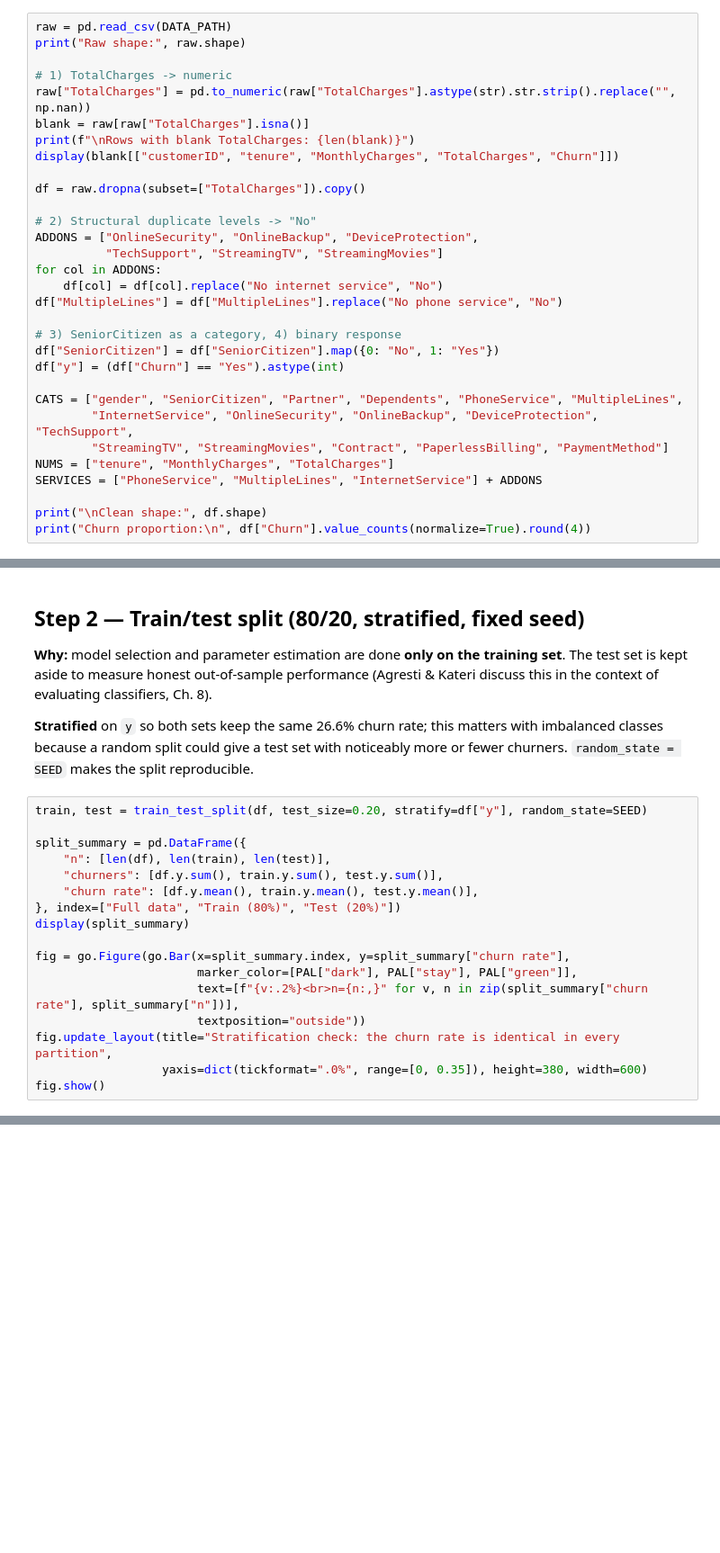
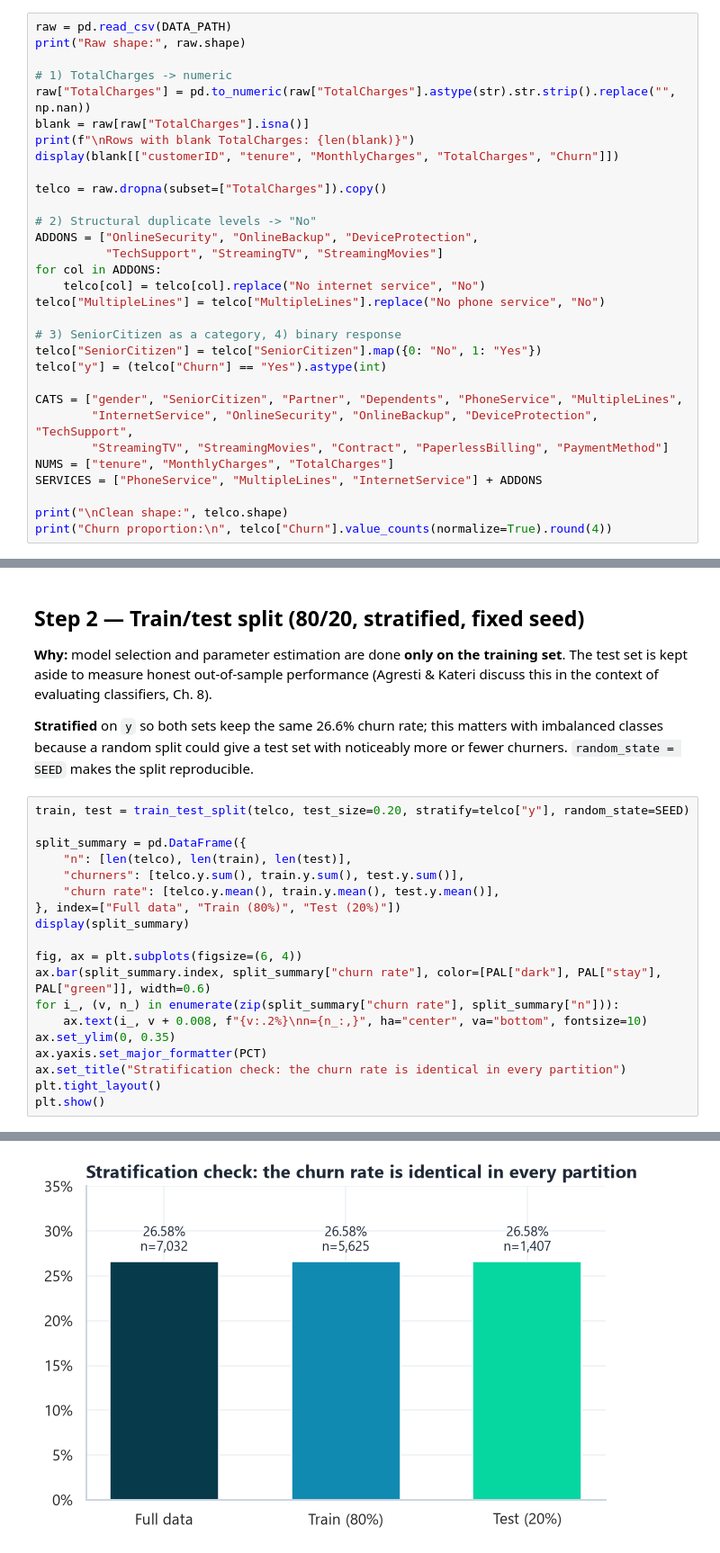
Before and after one commit to r3mo-usd/AAI-500-02-final-project-Sahana-Javier, a Jupyter notebook: src/model/Telco_Churn_PartB_Model_Selection.ipynb, the cells around one changed output, grey strips where cells are left out. Shown at 90% size. Saved outputs shown, nothing was run; the diff lists cells and outputs as text; blank space fills up the shorter version.

```diff
--- a/src/model/Telco_Churn_PartB_Model_Selection.ipynb
+++ b/src/model/Telco_Churn_PartB_Model_Selection.ipynb
@@ -131,18 +150,18 @@ blank = raw[raw["TotalCharges"].isna()]
 print(f"\nRows with blank TotalCharges: {len(blank)}")
 display(blank[["customerID", "tenure", "MonthlyCharges", "TotalCharges", "Churn"]])
 
-df = raw.dropna(subset=["TotalCharges"]).copy()
+telco = raw.dropna(subset=["TotalCharges"]).copy()
 
 # 2) Structural duplicate levels -> "No"
 ADDONS = ["OnlineSecurity", "OnlineBackup", "DeviceProtection",
           "TechSupport", "StreamingTV", "StreamingMovies"]
 for col in ADDONS:
-    df[col] = df[col].replace("No internet service", "No")
-df["MultipleLines"] = df["MultipleLines"].replace("No phone service", "No")
+    telco[col] = telco[col].replace("No internet service", "No")
+telco["MultipleLines"] = telco["MultipleLines"].replace("No phone service", "No")
 
 # 3) SeniorCitizen as a category, 4) binary response
-df["SeniorCitizen"] = df["SeniorCitizen"].map({0: "No", 1: "Yes"})
-df["y"] = (df["Churn"] == "Yes").astype(int)
+telco["SeniorCitizen"] = telco["SeniorCitizen"].map({0: "No", 1: "Yes"})
+telco["y"] = (telco["Churn"] == "Yes").astype(int)
 
 CATS = ["gender", "SeniorCitizen", "Partner", "Dependents", "PhoneService", "MultipleLines",
         "InternetService", "OnlineSecurity", "OnlineBackup", "DeviceProtection", "TechSupport",
@@ -150,8 +169,8 @@ CATS = ["gender", "SeniorCitizen", "Partner", "Dependents", "PhoneService", "Mul
 NUMS = ["tenure", "MonthlyCharges", "TotalCharges"]
 SERVICES = ["PhoneService", "MultipleLines", "InternetService"] + ADDONS
 
-print("\nClean shape:", df.shape)
-print("Churn proportion:\n", df["Churn"].value_counts(normalize=True).round(4))
+print("\nClean shape:", telco.shape)
+print("Churn proportion:\n", telco["Churn"].value_counts(normalize=True).round(4))
 # %% [output]
 Raw shape: (7043, 21)
 
@@ -274,27 +241,30 @@ fig.show()
 
 **Stratified** on `y` so both sets keep the same 26.6% churn rate; this matters with imbalanced classes because a random split could give a test set with noticeably more or fewer churners. `random_state = SEED` makes the split reproducible.
 # %%
-train, test = train_test_split(df, test_size=0.20, stratify=df["y"], random_state=SEED)
+train, test = train_test_split(telco, test_size=0.20, stratify=telco["y"], random_state=SEED)
 
 split_summary = pd.DataFrame({
-    "n": [len(df), len(train), len(test)],
-    "churners": [df.y.sum(), train.y.sum(), test.y.sum()],
-    "churn rate": [df.y.mean(), train.y.mean(), test.y.mean()],
+    "n": [len(telco), len(train), len(test)],
+    "churners": [telco.y.sum(), train.y.sum(), test.y.sum()],
+    "churn rate": [telco.y.mean(), train.y.mean(), test.y.mean()],
 }, index=["Full data", "Train (80%)", "Test (20%)"])
 display(split_summary)
 
-fig = go.Figure(go.Bar(x=split_summary.index, y=split_summary["churn rate"],
-                       marker_color=[PAL["dark"], PAL["stay"], PAL["green"]],
-                       text=[f"{v:.2%}<br>n={n:,}" for v, n in zip(split_summary["churn rate"], split_summary["n"])],
-                       textposition="outside"))
-fig.update_layout(title="Stratification check: the churn rate is identical in every partition",
-                  yaxis=dict(tickformat=".0%", range=[0, 0.35]), height=380, width=600)
-fig.show()
+fig, ax = plt.subplots(figsize=(6, 4))
+ax.bar(split_summary.index, split_summary["churn rate"], color=[PAL["dark"], PAL["stay"], PAL["green"]], width=0.6)
+for i_, (v, n_) in enumerate(zip(split_summary["churn rate"], split_summary["n"])):
+    ax.text(i_, v + 0.008, f"{v:.2%}\nn={n_:,}", ha="center", va="bottom", fontsize=10)
+ax.set_ylim(0, 0.35)
+ax.yaxis.set_major_formatter(PCT)
+ax.set_title("Stratification check: the churn rate is identical in every partition")
+plt.tight_layout()
+plt.show()
 # %% [output]
 |  | n | churners | churn rate |
 | Full data | 7032 | 1869 | 0.2658 |
 | Train (80%) | 5625 | 1495 | 0.2658 |
 | Test (20%) | 1407 | 374 | 0.2658 |
+[figure, added]
 # %% [markdown]
 ## Step 3 — Full logistic regression model (M1)
 
```
Also changed, not shown: parts of 65 cells of this notebook, 1 other file.
